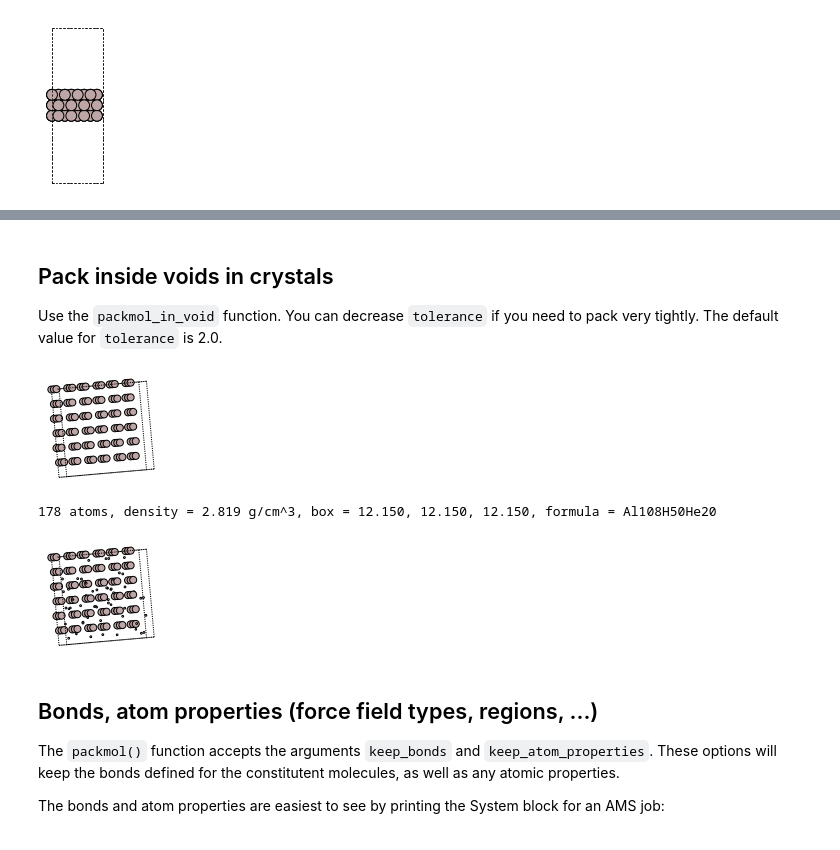
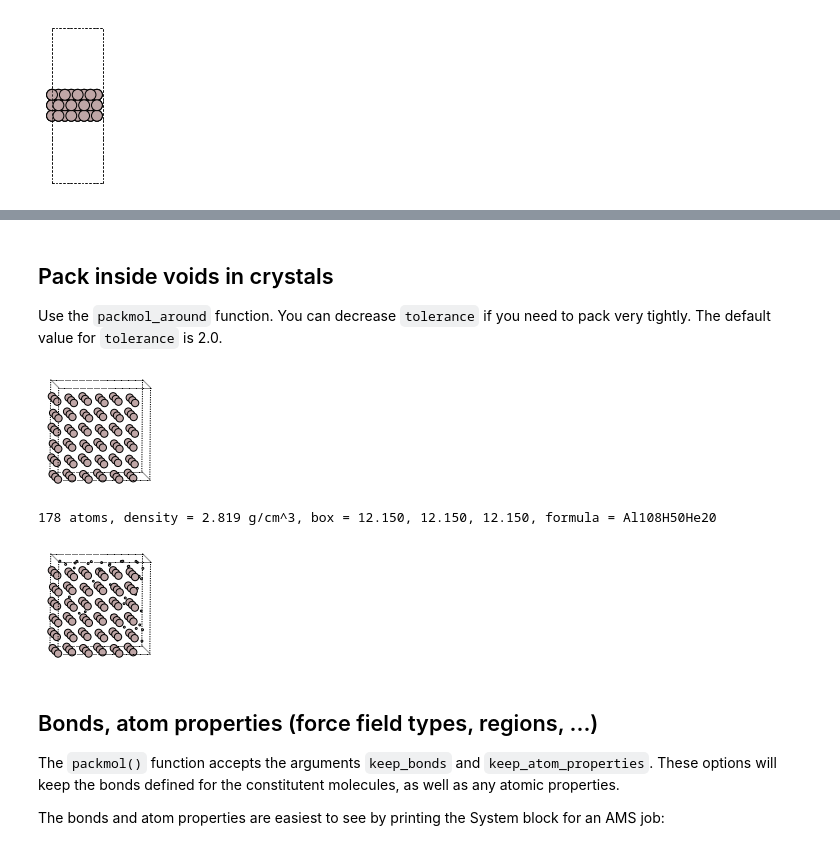
Before and after one commit to patrickmelix/PLAMS, a Jupyter notebook: doc/source/examples/PackMolExample/PackMol.ipynb, the cells around one changed output, grey strips where cells are left out. Cells and saved outputs as stored; diff of their text form; code cells hidden in the pictures.

```diff
--- a/doc/source/examples/PackMolExample/PackMol.ipynb
+++ b/doc/source/examples/PackMolExample/PackMol.ipynb
@@ -350,26 +352,29 @@ show(out, figsize=figsize, rotation=rotation)
 # %% [markdown]
 ## Pack inside voids in crystals
 
-Use the ``packmol_in_void`` function. You can decrease ``tolerance`` if you need to pack very tightly. The default value for ``tolerance`` is 2.0.
+Use the ``packmol_around`` function. You can decrease ``tolerance`` if you need to pack very tightly. The default value for ``tolerance`` is 2.0.
 # %%
+from scm.plams import fromASE
+from ase.build import bulk
+
 bulk_Al = fromASE(bulk("Al", cubic=True).repeat((3, 3, 3)))
-rotation = "90x,5y,5z"
-show(bulk_Al, rotation=rotation, radii=0.4)
+rotation = "-85x,5y,0z"
+plot_molecule(bulk_Al, rotation=rotation, radii=0.4);
 # %% [output]
-[figure, old version]
+[figure, new version]
 # %%
-out = packmol_in_void(
-    host=bulk_Al,
+out = packmol_around(
+    current=bulk_Al,
     molecules=[from_smiles("[H]"), from_smiles("[He]")],
     n_molecules=[50, 20],
     tolerance=1.5,
 )
-show(out, rotation=rotation, radii=0.4)
+plot_molecule(out, rotation=rotation, radii=0.4)
 printsummary(out)
 out.write("al-bulk-with-h-he.xyz")
 # %% [output]
 178 atoms, density = 2.819 g/cm^3, box = 12.150, 12.150, 12.150, formula = Al108H50He20
-[figure, old version]
+[figure, new version]
 # %% [markdown]
 ## Bonds, atom properties (force field types, regions, ...)
 
```
Also changed, not shown: parts of 28 cells of this notebook, 13 other files.
